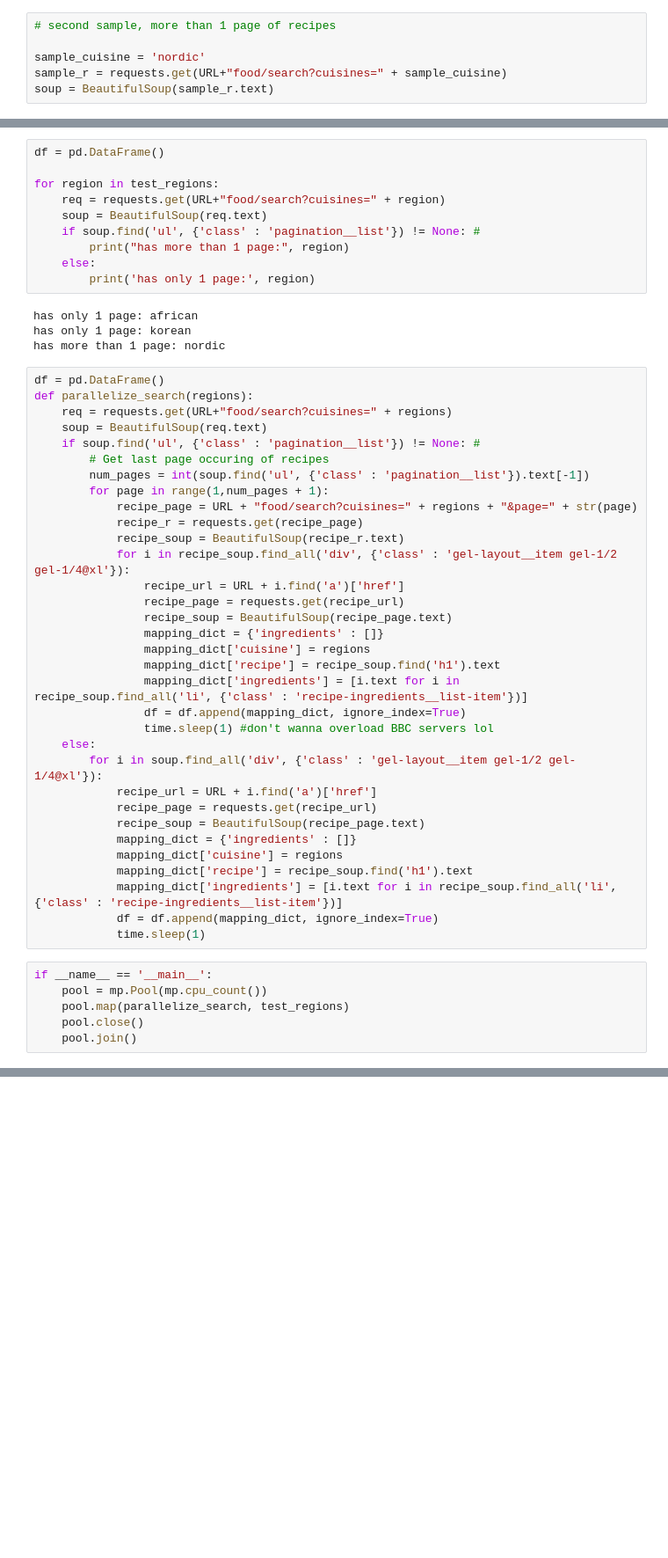
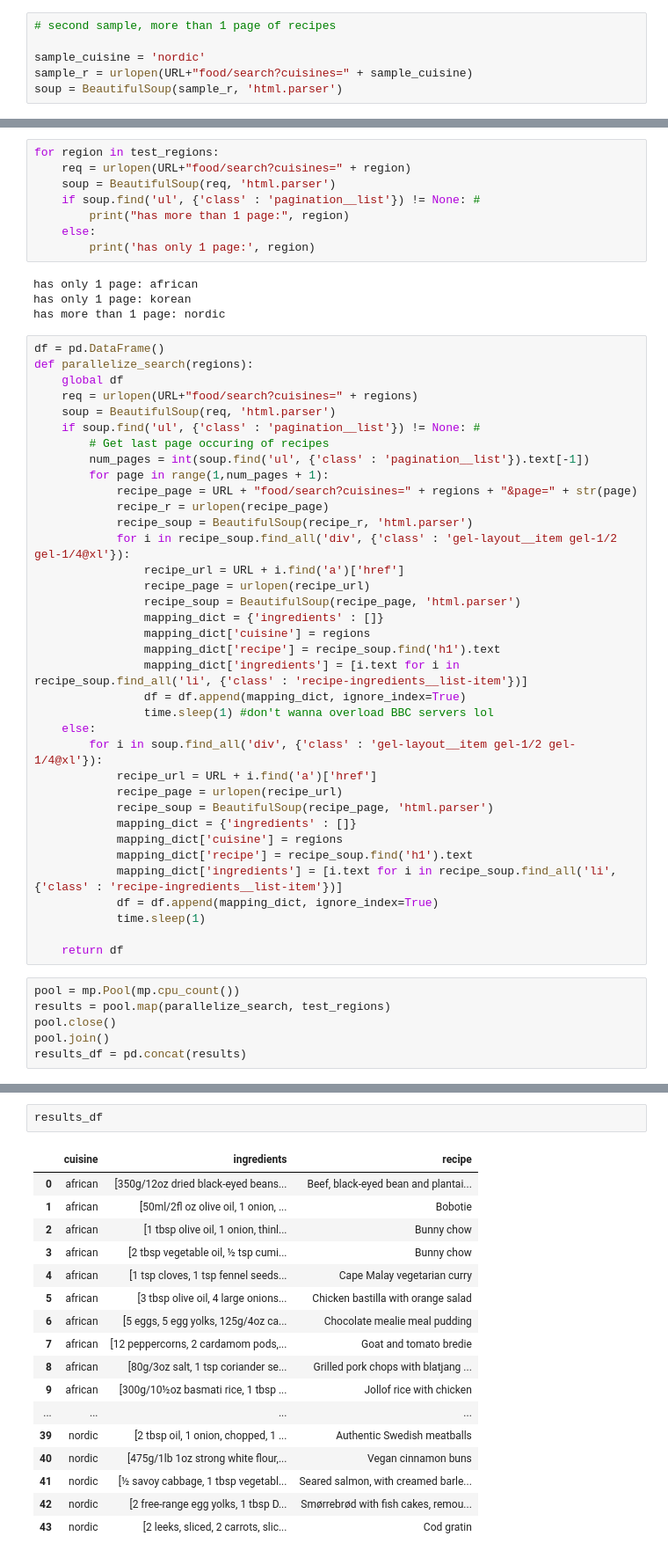
Before and after one commit to mkeyim/cuisine_ingredients, a Jupyter notebook: notebooks/01-mk-scraper.ipynb, the cells around one changed output, grey strips where cells are left out. Shown at 88% size. Cells and saved outputs as stored; diff of their text form; blank space fills up the shorter version.

```diff
--- a/notebooks/01-mk-scraper.ipynb
+++ b/notebooks/01-mk-scraper.ipynb
@@ -106,8 +108,8 @@ df
 # second sample, more than 1 page of recipes
 
 sample_cuisine = 'nordic'
-sample_r = requests.get(URL+"food/search?cuisines=" + sample_cuisine)
-soup = BeautifulSoup(sample_r.text)
+sample_r = urlopen(URL+"food/search?cuisines=" + sample_cuisine)
+soup = BeautifulSoup(sample_r, 'html.parser')
 # %%
 # Check to see if there is more than one page
 soup.find('ul', {'class' : 'pagination__list'}) != None
@@ -176,11 +178,9 @@ Why not as a `pkl`? All the columns are strings anyway - might as well just save
 # %%
 test_regions = ['african', 'korean', 'nordic']
 # %%
-df = pd.DataFrame()
-
 for region in test_regions:
-    req = requests.get(URL+"food/search?cuisines=" + region)
-    soup = BeautifulSoup(req.text)
+    req = urlopen(URL+"food/search?cuisines=" + region)
+    soup = BeautifulSoup(req, 'html.parser')
     if soup.find('ul', {'class' : 'pagination__list'}) != None: #
         print("has more than 1 page:", region)
     else:
@@ -192,19 +192,20 @@ has more than 1 page: nordic
 # %%
 df = pd.DataFrame()
 def parallelize_search(regions):
-    req = requests.get(URL+"food/search?cuisines=" + regions)
-    soup = BeautifulSoup(req.text)
+    global df
+    req = urlopen(URL+"food/search?cuisines=" + regions)
+    soup = BeautifulSoup(req, 'html.parser')
     if soup.find('ul', {'class' : 'pagination__list'}) != None: #
         # Get last page occuring of recipes
         num_pages = int(soup.find('ul', {'class' : 'pagination__list'}).text[-1])
         for page in range(1,num_pages + 1):
             recipe_page = URL + "food/search?cuisines=" + regions + "&page=" + str(page)
-            recipe_r = requests.get(recipe_page)
-            recipe_soup = BeautifulSoup(recipe_r.text)
+            recipe_r = urlopen(recipe_page)
+            recipe_soup = BeautifulSoup(recipe_r, 'html.parser')
             for i in recipe_soup.find_all('div', {'class' : 'gel-layout__item gel-1/2 gel-1/4@xl'}):
                 recipe_url = URL + i.find('a')['href']
-                recipe_page = requests.get(recipe_url)
-                recipe_soup = BeautifulSoup(recipe_page.text)
+                recipe_page = urlopen(recipe_url)
+                recipe_soup = BeautifulSoup(recipe_page, 'html.parser')
                 mapping_dict = {'ingredients' : []}
                 mapping_dict['cuisine'] = regions
                 mapping_dict['recipe'] = recipe_soup.find('h1').text
@@ -214,17 +215,19 @@ def parallelize_search(regions):
     else:
         for i in soup.find_all('div', {'class' : 'gel-layout__item gel-1/2 gel-1/4@xl'}):
             recipe_url = URL + i.find('a')['href']
-            recipe_page = requests.get(recipe_url)
-            recipe_soup = BeautifulSoup(recipe_page.text)
+            recipe_page = urlopen(recipe_url)
+            recipe_soup = BeautifulSoup(recipe_page, 'html.parser')
             mapping_dict = {'ingredients' : []}
             mapping_dict['cuisine'] = regions
             mapping_dict['recipe'] = recipe_soup.find('h1').text
             mapping_dict['ingredients'] = [i.text for i in recipe_soup.find_all('li', {'class' : 'recipe-ingredients__list-item'})]
             df = df.append(mapping_dict, ignore_index=True)
             time.sleep(1)
+
+    return df
 # %%
-if __name__ == '__main__':
-    pool = mp.Pool(mp.cpu_count())
-    pool.map(parallelize_search, test_regions)
-    pool.close()
-    pool.join()
+pool = mp.Pool(mp.cpu_count())
+results = pool.map(parallelize_search, test_regions)
+pool.close()
+pool.join()
+results_df = pd.concat(results)
@@ -266,0 +234,20 @@ KeyboardInterrupt
+# %%
+results_df
+# %% [output]
+|  | cuisine | ingredients | recipe |
+| 0 | african | [350g/12oz dried black-eyed beans... | Beef, black-eyed bean and plantai... |
+| 1 | african | [50ml/2fl oz olive oil, 1 onion, ... | Bobotie |
+| 2 | african | [1 tbsp olive oil, 1 onion, thinl... | Bunny chow |
+| 3 | african | [2 tbsp vegetable oil, ½ tsp cumi... | Bunny chow |
+| 4 | african | [1 tsp cloves, 1 tsp fennel seeds... | Cape Malay vegetarian curry |
+| 5 | african | [3 tbsp olive oil, 4 large onions... | Chicken bastilla with orange salad |
+| 6 | african | [5 eggs, 5 egg yolks, 125g/4oz ca... | Chocolate mealie meal pudding |
+| 7 | african | [12 peppercorns, 2 cardamom pods,... | Goat and tomato bredie |
+| 8 | african | [80g/3oz salt, 1 tsp coriander se... | Grilled pork chops with blatjang ... |
+| 9 | african | [300g/10½oz basmati rice, 1 tbsp ... | Jollof rice with chicken |
+| ... | ... | ... | ... |
+| 39 | nordic | [2 tbsp oil, 1 onion, chopped, 1 ... | Authentic Swedish meatballs |
+| 40 | nordic | [475g/1lb 1oz strong white flour,... | Vegan cinnamon buns |
+| 41 | nordic | [½ savoy cabbage, 1 tbsp vegetabl... | Seared salmon, with creamed barle... |
+| 42 | nordic | [2 free-range egg yolks, 1 tbsp D... | Smørrebrød with fish cakes, remou... |
+| 43 | nordic | [2 leeks, sliced, 2 carrots, slic... | Cod gratin |
```
Also changed, not shown: parts of 11 cells of this notebook, 1 other file.
